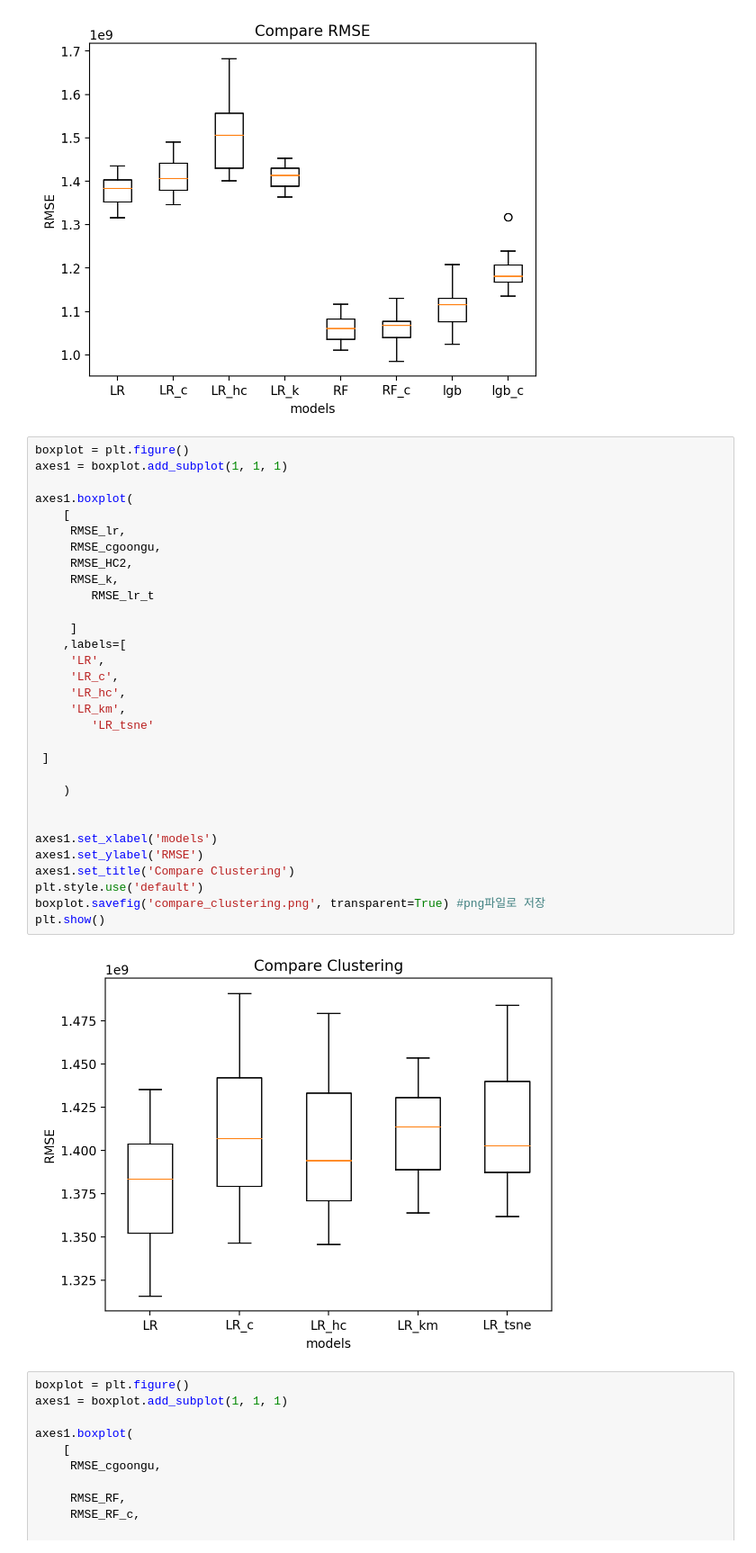
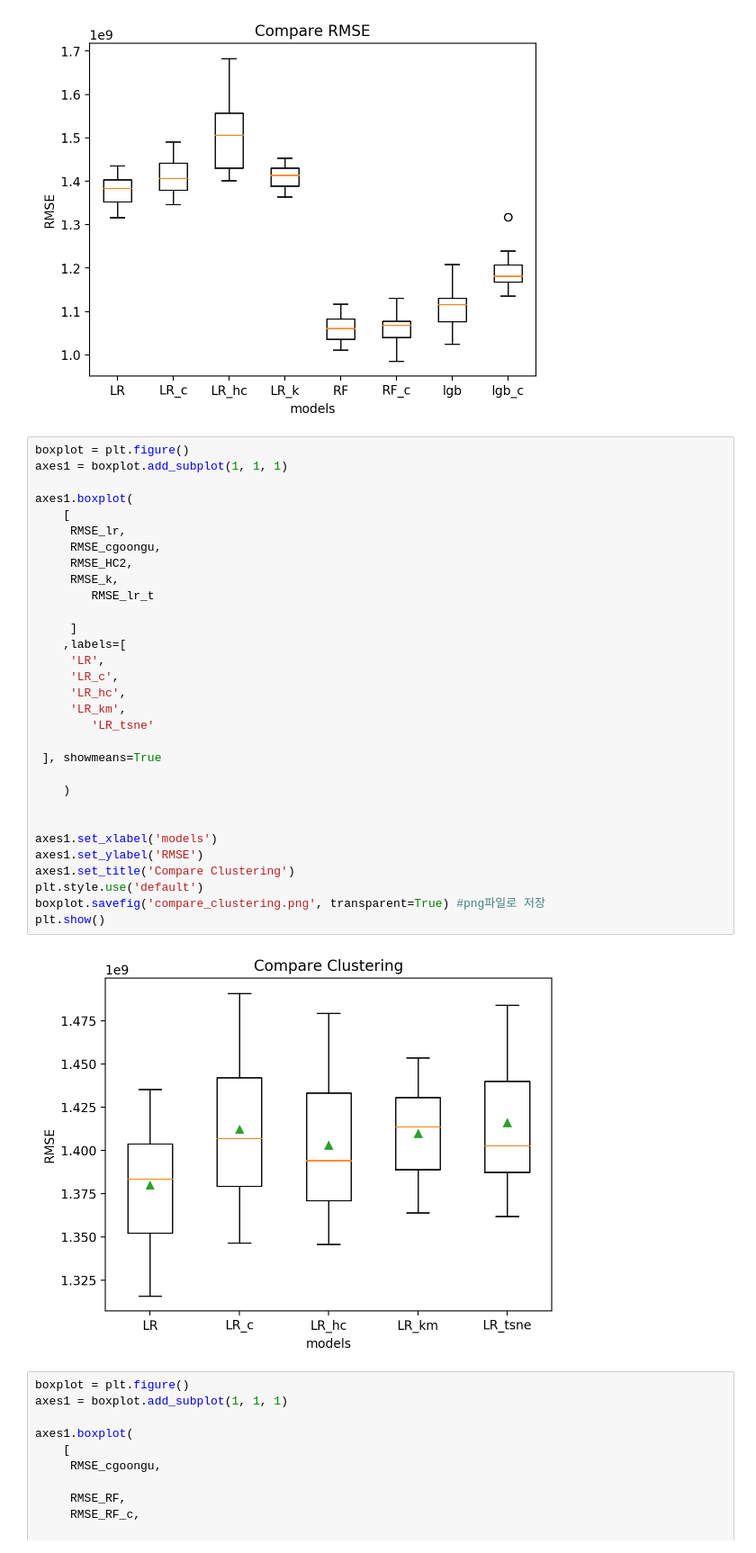
Before and after one commit to dayoungMM/Regression_project, a Jupyter notebook: dayoung_trial1/19_boxplot.ipynb, the cells around one changed output. Shown: that part at 90% size. Cells and saved outputs as stored; diff of their text form.

```diff
--- a/dayoung_trial1/19_boxplot.ipynb
+++ b/dayoung_trial1/19_boxplot.ipynb
@@ -416,35 +416,35 @@ plt.show()
 boxplot = plt.figure()
 axes1 = boxplot.add_subplot(1, 1, 1)
 
 axes1.boxplot(
     [
      RMSE_lr,
      RMSE_cgoongu,
      RMSE_HC2,
      RMSE_k,
         RMSE_lr_t
 
      ]
     ,labels=[
      'LR',
      'LR_c',
      'LR_hc',
      'LR_km',
         'LR_tsne'
 
- ]
+ ], showmeans=True
 
     )
 
 
 axes1.set_xlabel('models')
 axes1.set_ylabel('RMSE')
 axes1.set_title('Compare Clustering')
 plt.style.use('default')
 boxplot.savefig('compare_clustering.png', transparent=True) #png파일로 저장
 plt.show()
 # %% [output]
-[figure, old version]
+[figure, new version]
 # %%
 boxplot = plt.figure()
 axes1 = boxplot.add_subplot(1, 1, 1)
```
Also changed, not shown: parts of 1 cell of this notebook, 1 other file.
